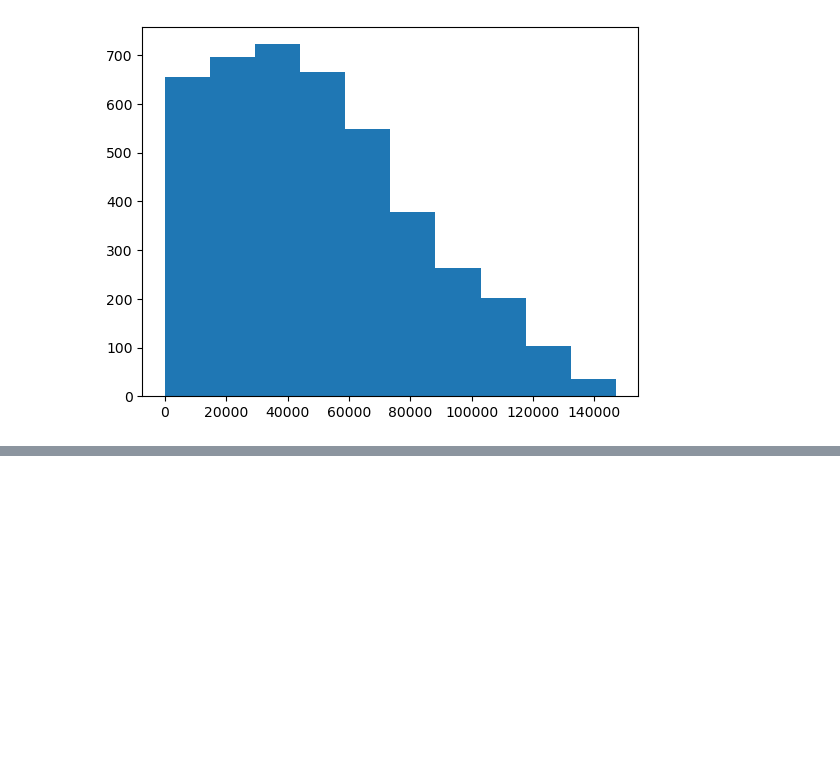
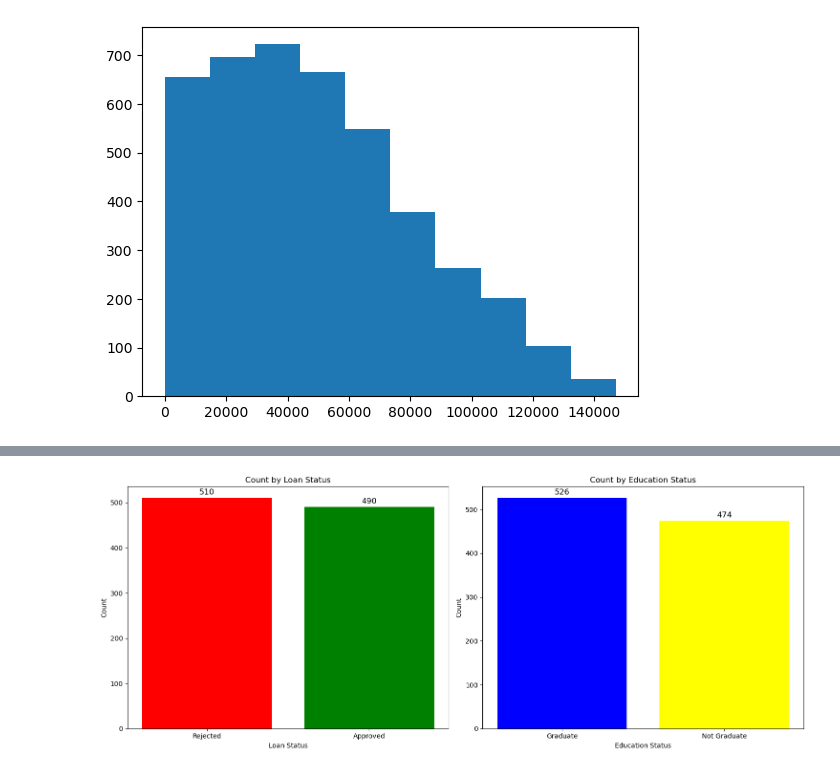
Before and after one commit to ArminaCA/finalproject, a Jupyter notebook: EDA.ipynb, the cells around one changed output, grey strips where cells are left out. Cells and saved outputs as stored; diff of their text form; code cells hidden in the pictures; blank space fills up the shorter version.

```diff
--- a/EDA.ipynb
+++ b/EDA.ipynb
@@ -146,0 +268,40 @@ plt.hist(data[" bank_asset_value"])
+# %%
+# Create a sample dataframe
+np.random.seed(42)
+data = pd.DataFrame({
+    "loan_status": np.random.choice(['Approved', 'Rejected'], 1000),
+    "education": np.random.choice(['Graduate', 'Not Graduate'], 1000)
+})
+
+# Setup the figure and axes
+fig, axs = plt.subplots(nrows=1, ncols=2, figsize=(15, 6))
+
+# Plot loan_status data
+loan_status_counts = data["loan_status"].value_counts()
+loan_status_labels = loan_status_counts.index
+loan_status_values = loan_status_counts.values
+
+axs[0].bar(loan_status_labels, loan_status_values, color=['red', 'green'])
+axs[0].set_title('Count by Loan Status')
+axs[0].set_xlabel('Loan Status')
+axs[0].set_ylabel('Count')
+for i, v in enumerate(loan_status_values):
+    axs[0].text(i, v + 5, str(v), ha='center', fontsize=12, va='bottom')
+
+# Plot education data
+education_counts = data["education"].value_counts()
+education_labels = education_counts.index
+education_values = education_counts.values
+
+axs[1].bar(education_labels, education_values, color=['blue', 'yellow'])
+axs[1].set_title('Count by Education Status')
+axs[1].set_xlabel('Education Status')
+axs[1].set_ylabel('Count')
+for i, v in enumerate(education_values):
+    axs[1].text(i, v + 5, str(v), ha='center', fontsize=12, va='bottom')
+
+# Display the plots
+plt.tight_layout()
+plt.show()
+# %% [output]
+[figure, added]
```
Also changed, not shown: parts of 28 cells of this notebook.
